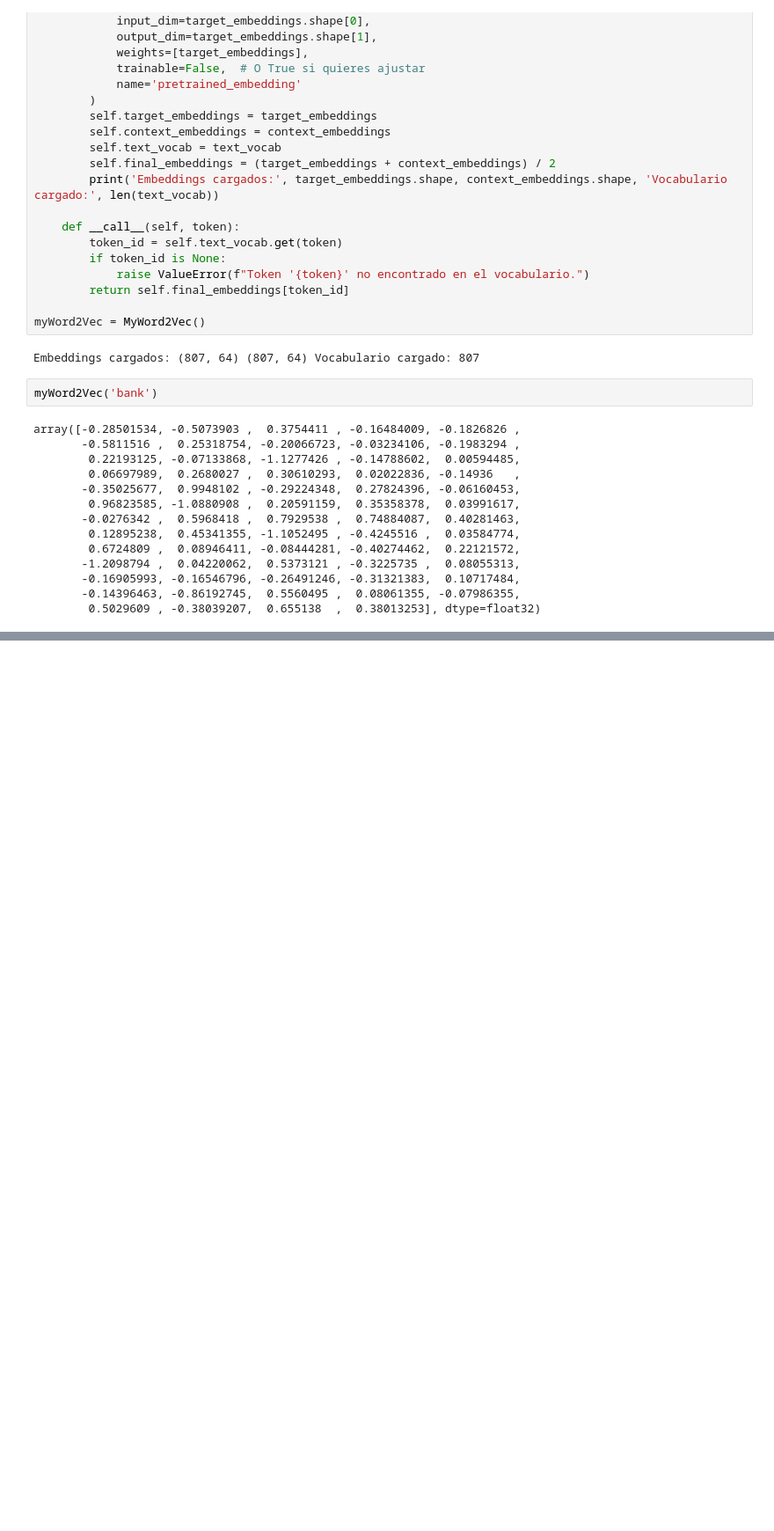
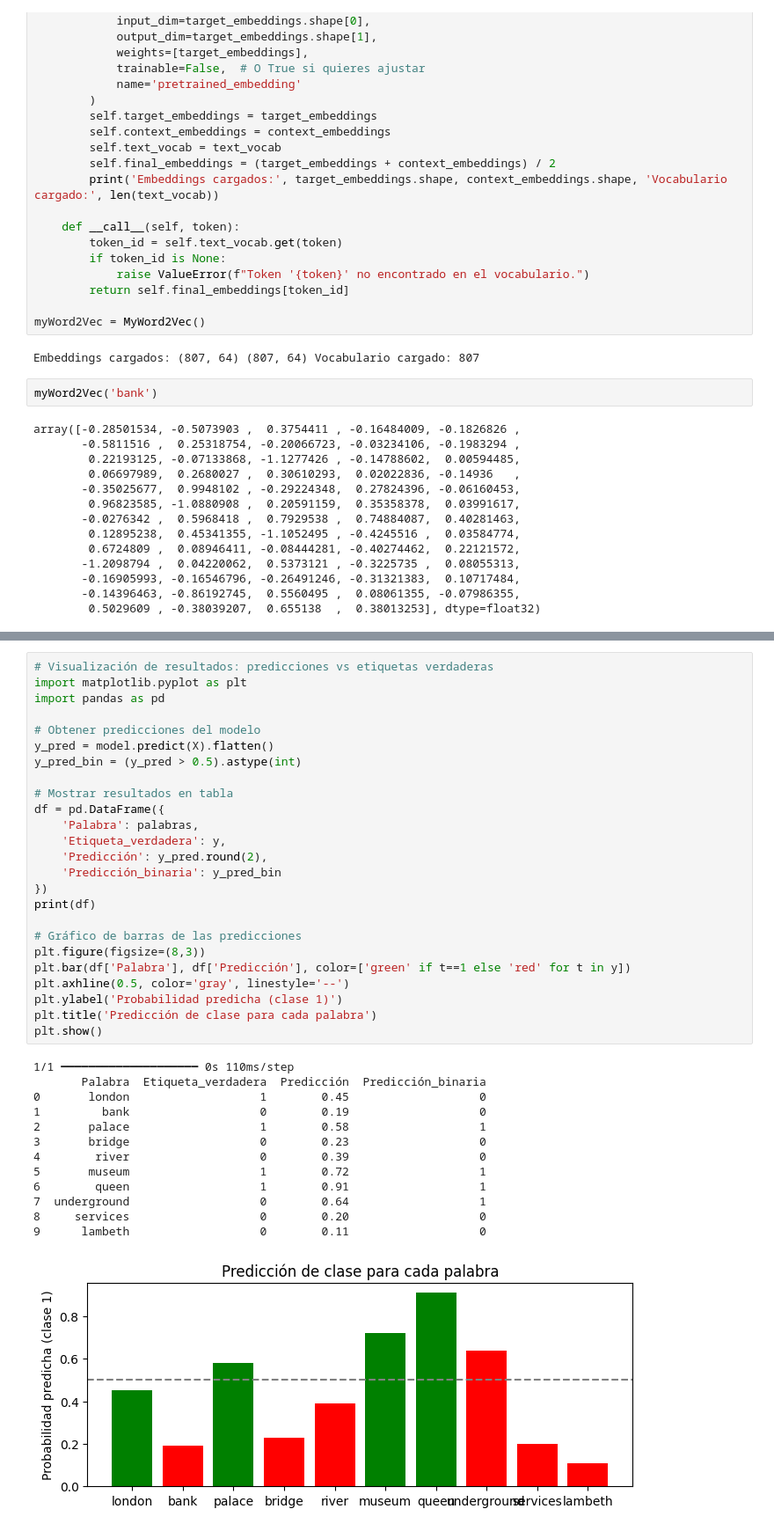
Before and after one commit to eanorambuena/learning-ai, a Jupyter notebook: notebooks/16_word2vec_usage.ipynb, the cells around one changed output, grey strips where cells are left out. Shown at 88% size. Drawn from its saved outputs; the diff is of its cells as text; blank space fills up the shorter version.

```diff
--- a/notebooks/16_word2vec_usage.ipynb
+++ b/notebooks/16_word2vec_usage.ipynb
@@ -104,0 +142,39 @@ NameError: name 'X' is not defined
+# %%
+# Visualización de resultados: predicciones vs etiquetas verdaderas
+import matplotlib.pyplot as plt
+import pandas as pd
+
+# Obtener predicciones del modelo
+y_pred = model.predict(X).flatten()
+y_pred_bin = (y_pred > 0.5).astype(int)
+
+# Mostrar resultados en tabla
+df = pd.DataFrame({
+    'Palabra': palabras,
+    'Etiqueta_verdadera': y,
+    'Predicción': y_pred.round(2),
+    'Predicción_binaria': y_pred_bin
+})
+print(df)
+
+# Gráfico de barras de las predicciones
+plt.figure(figsize=(8,3))
+plt.bar(df['Palabra'], df['Predicción'], color=['green' if t==1 else 'red' for t in y])
+plt.axhline(0.5, color='gray', linestyle='--')
+plt.ylabel('Probabilidad predicha (clase 1)')
+plt.title('Predicción de clase para cada palabra')
+plt.show()
+# %% [output]
+1/1 ━━━━━━━━━━━━━━━━━━━━ 0s 110ms/step
+       Palabra  Etiqueta_verdadera  Predicción  Predicción_binaria
+0       london                   1        0.45                   0
+1         bank                   0        0.19                   0
+2       palace                   1        0.58                   1
+3       bridge                   0        0.23                   0
+4        river                   0        0.39                   0
+5       museum                   1        0.72                   1
+6        queen                   1        0.91                   1
+7  underground                   0        0.64                   1
+8     services                   0        0.20                   0
+9      lambeth                   0        0.11                   0
+[figure, added]
```
Also changed, not shown: parts of 1 cell of this notebook.
